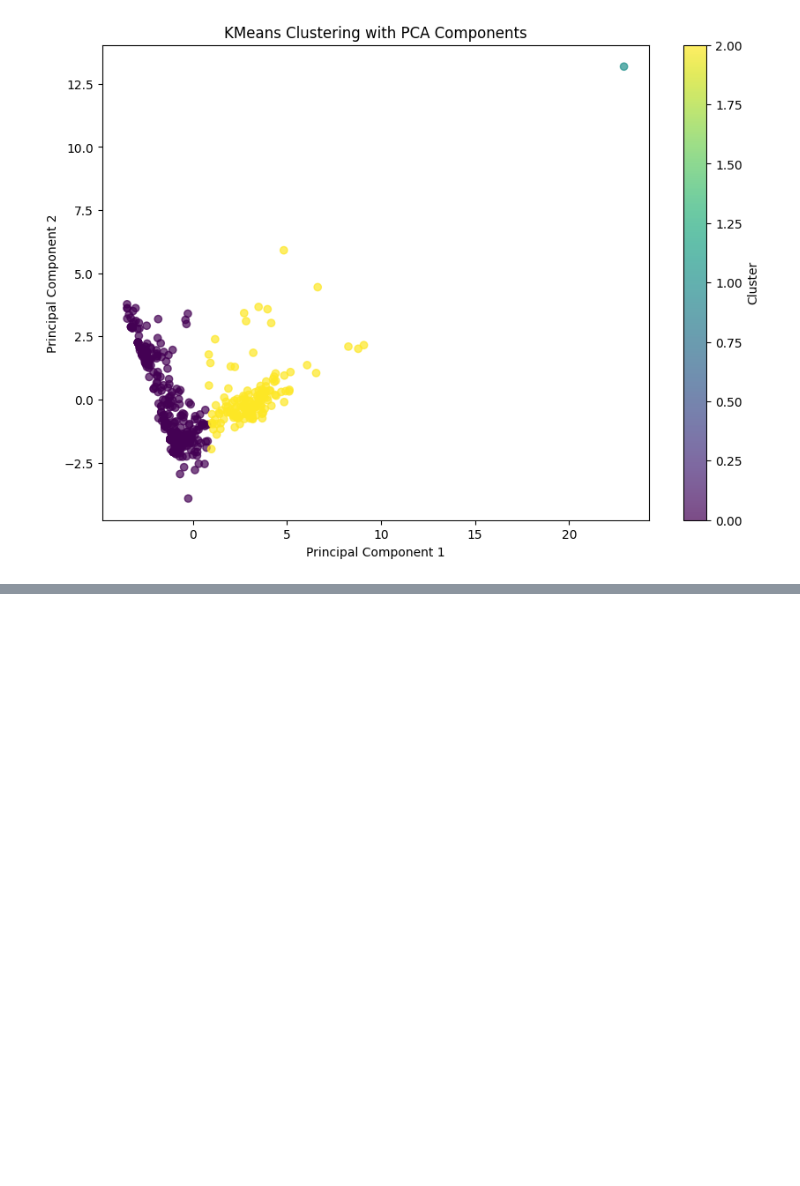
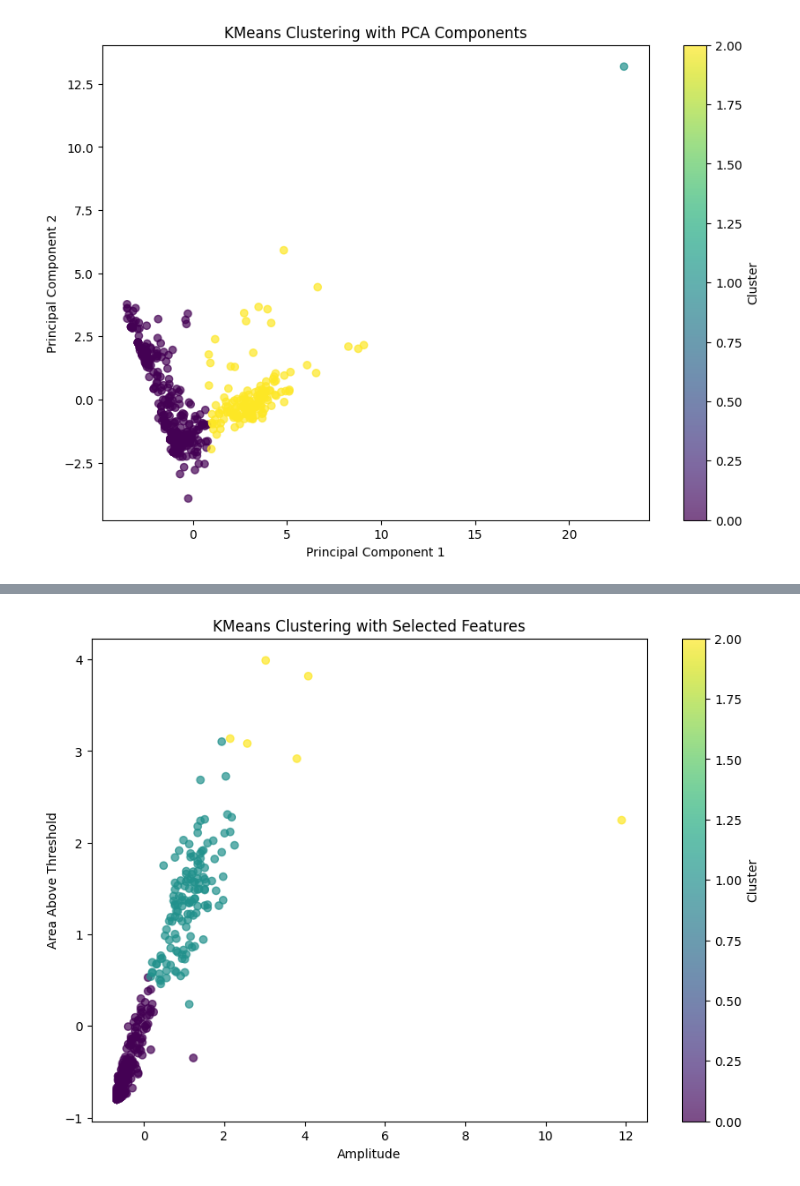
Before and after one commit to delgadoagustin/tesis, a Jupyter notebook: 1_Features.ipynb, the cells around one changed output, grey strips where cells are left out. Drawn from its saved outputs; the diff is of its cells as text; code cells hidden in the pictures; blank space fills up the shorter version.

Commit message:
K best features and requirements.txt

```diff
--- a/1_Features.ipynb
+++ b/1_Features.ipynb
@@ -533,3 +538,17 @@ plt.colorbar(label='Cluster')
 plt.show()
 # %% [output]
 [figure]
+# %%
+from sklearn.feature_selection import SelectKBest, f_classif
+
+# Apply the filter method using ANOVA F-value
+selector = SelectKBest(score_func=f_classif, k=4)  # Select top 10 features
+X_selected = selector.fit_transform(scaled_features, y)
+
+# Get the selected feature names
+selected_features = features.columns[selector.get_support()]
+print(f"Selected features: {selected_features}")
+
+# Create a DataFrame with the selected features
+selected_features_df = pd.DataFrame(X_selected, columns=selected_features)
+print(selected_features_df.head())
@@ -535,0 +563,16 @@ plt.show()
+# %%
+# Train KMeans clustering using the selected K best features
+kmeans_selected = KMeans(n_clusters=3, random_state=42)
+selected_features_df['cluster'] = kmeans_selected.fit_predict(selected_features_df)
+
+# Plot the clusters using the first two selected features
+plt.figure(figsize=(10, 7))
+plt.scatter(selected_features_df['amplitude'], selected_features_df['area_above_threshold'],
+            c=selected_features_df['cluster'], cmap='viridis', alpha=0.7)
+plt.title('KMeans Clustering with Selected Features')
+plt.xlabel('Amplitude')
+plt.ylabel('Area Above Threshold')
+plt.colorbar(label='Cluster')
+plt.show()
+# %% [output]
+[figure, added]
```
Also changed, not shown: parts of 2 cells of this notebook, 1 other file.
